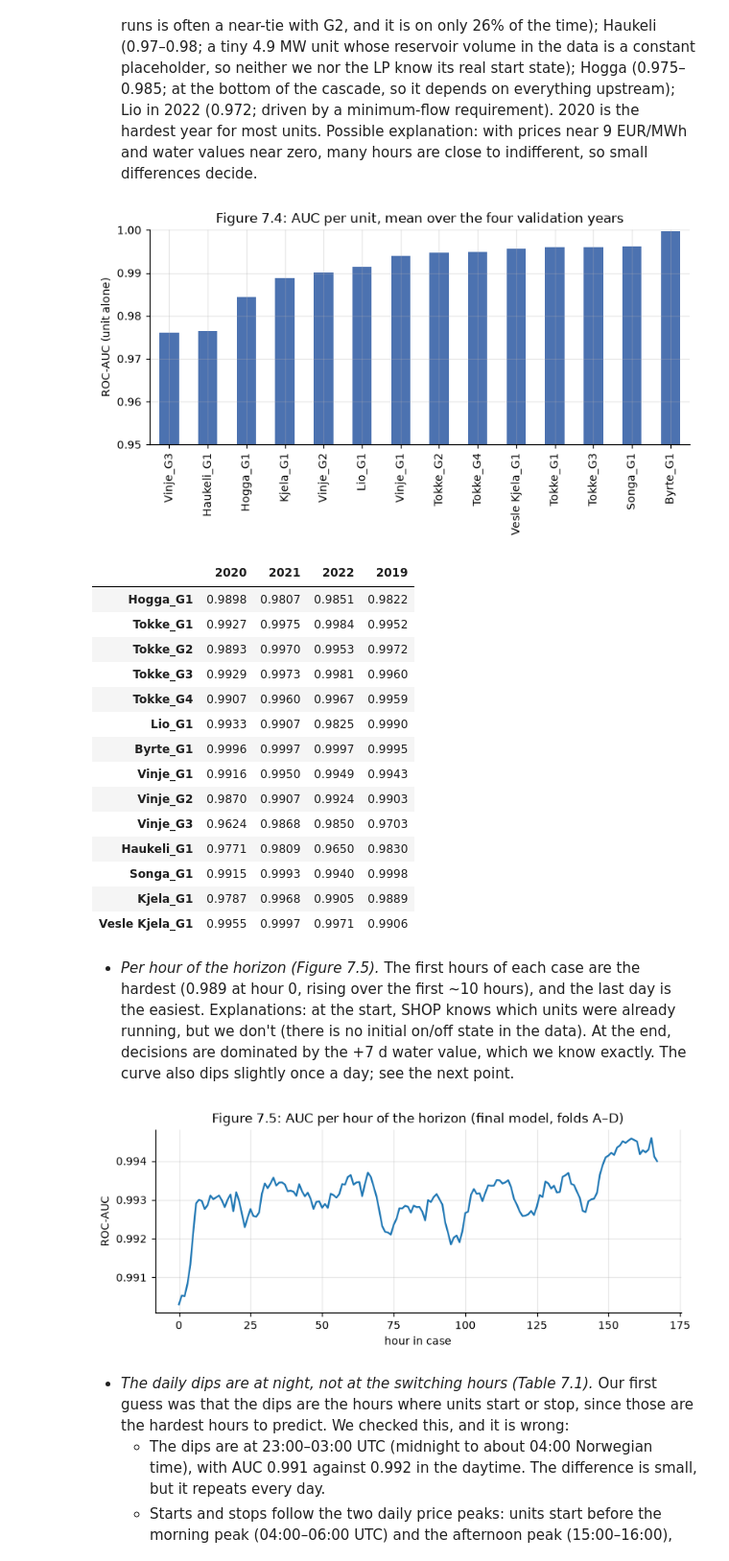
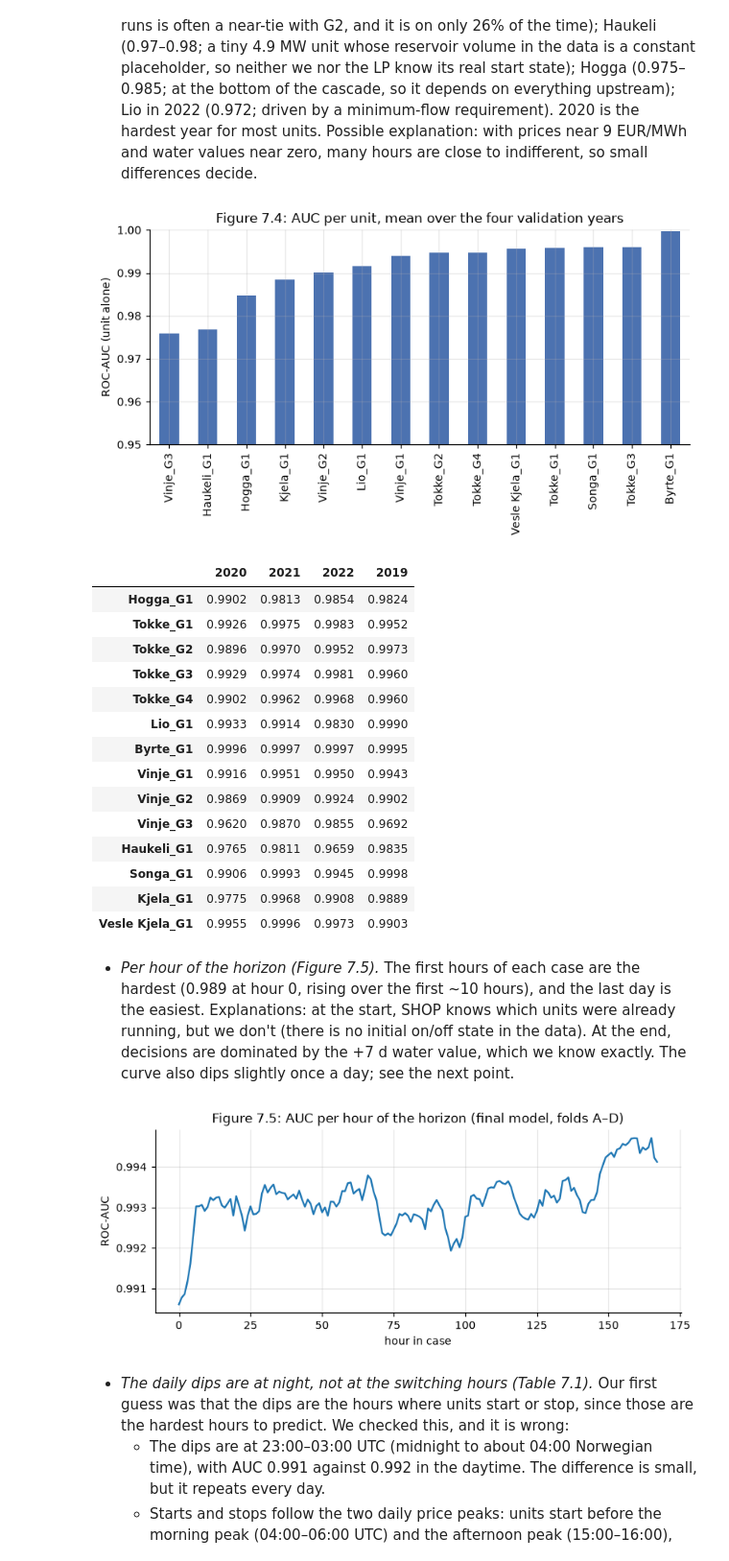
Before and after one commit to idatomine/Women-in-AI-tdt4173, a Jupyter notebook: Report.ipynb, the cells around one changed output. Shown at 96% size. Cells and saved outputs as stored; diff of their text form; code cells hidden in the pictures.

Commit message:
Changed figures and table for part 7

```diff
--- a/Report.ipynb
+++ b/Report.ipynb
@@ -1191,7 +1191,7 @@ plt.tight_layout(); show_figure("7.3")
 per_unit = []
 for fold, year in cv.FOLDS.items():
     _, idx = cv.split(data, year)
-    per_unit.append(pd.Series(cv.unit_scores(data, idx, np.load(EXP / "exp_038_dispatch_context" / f"pred_{fold}.npy")), name=year))
+    per_unit.append(pd.Series(cv.unit_scores(data, idx, np.load(EXP / "exp_046_no_next_week_price" / f"pred_{fold}.npy")), name=year))
 per_unit = pd.concat(per_unit, axis=1)
 fig, ax = plt.subplots(figsize=(8, 3.2))
 per_unit.mean(axis=1).sort_values().plot.bar(ax=ax, color="#4C72B0")
@@ -1202,20 +1202,20 @@ per_unit.round(4)
 # %% [output]
 [figure]
 |  | 2020 | 2021 | 2022 | 2019 |
-| Hogga_G1 | 0.9898 | 0.9807 | 0.9851 | 0.9822 |
-| Tokke_G1 | 0.9927 | 0.9975 | 0.9984 | 0.9952 |
-| Tokke_G2 | 0.9893 | 0.9970 | 0.9953 | 0.9972 |
-| Tokke_G3 | 0.9929 | 0.9973 | 0.9981 | 0.9960 |
-| Tokke_G4 | 0.9907 | 0.9960 | 0.9967 | 0.9959 |
-| Lio_G1 | 0.9933 | 0.9907 | 0.9825 | 0.9990 |
+| Hogga_G1 | 0.9902 | 0.9813 | 0.9854 | 0.9824 |
+| Tokke_G1 | 0.9926 | 0.9975 | 0.9983 | 0.9952 |
+| Tokke_G2 | 0.9896 | 0.9970 | 0.9952 | 0.9973 |
+| Tokke_G3 | 0.9929 | 0.9974 | 0.9981 | 0.9960 |
+| Tokke_G4 | 0.9902 | 0.9962 | 0.9968 | 0.9960 |
+| Lio_G1 | 0.9933 | 0.9914 | 0.9830 | 0.9990 |
 | Byrte_G1 | 0.9996 | 0.9997 | 0.9997 | 0.9995 |
-| Vinje_G1 | 0.9916 | 0.9950 | 0.9949 | 0.9943 |
-| Vinje_G2 | 0.9870 | 0.9907 | 0.9924 | 0.9903 |
-| Vinje_G3 | 0.9624 | 0.9868 | 0.9850 | 0.9703 |
-| Haukeli_G1 | 0.9771 | 0.9809 | 0.9650 | 0.9830 |
-| Songa_G1 | 0.9915 | 0.9993 | 0.9940 | 0.9998 |
-| Kjela_G1 | 0.9787 | 0.9968 | 0.9905 | 0.9889 |
-| Vesle Kjela_G1 | 0.9955 | 0.9997 | 0.9971 | 0.9906 |
+| Vinje_G1 | 0.9916 | 0.9951 | 0.9950 | 0.9943 |
+| Vinje_G2 | 0.9869 | 0.9909 | 0.9924 | 0.9902 |
+| Vinje_G3 | 0.9620 | 0.9870 | 0.9855 | 0.9692 |
+| Haukeli_G1 | 0.9765 | 0.9811 | 0.9659 | 0.9835 |
+| Songa_G1 | 0.9906 | 0.9993 | 0.9945 | 0.9998 |
+| Kjela_G1 | 0.9775 | 0.9968 | 0.9908 | 0.9889 |
+| Vesle Kjela_G1 | 0.9955 | 0.9996 | 0.9973 | 0.9903 |
 # %% [markdown]
 - *Per hour of the horizon (Figure 7.5).* The first hours of each case are the hardest (0.989 at hour 0, rising over the first
   ~10 hours), and the last day is the easiest. Explanations: at the start, SHOP knows which units were already running, but we don't
@@ -1224,18 +1224,18 @@ per_unit.round(4)
 # %%
 # Figure 7.5: AUC per hour of the 168-hour horizon (all folds pooled)
 y_all, p_all = [], []
 for fold, year in cv.FOLDS.items():
     _, idx = cv.split(data, year)
-    y_all.append(data.Y[idx]); p_all.append(np.load(EXP / "exp_038_dispatch_context" / f"pred_{fold}.npy"))
+    y_all.append(data.Y[idx]); p_all.append(np.load(EXP / "exp_046_no_next_week_price" / f"pred_{fold}.npy"))
 y_all, p_all = np.concatenate(y_all), np.concatenate(p_all)
 auc_by_hour = [roc_auc_score(y_all[:, :, t].ravel(), p_all[:, :, t].ravel()) for t in range(HOURS)]
 fig, ax = plt.subplots(figsize=(8, 2.8))
 ax.plot(range(HOURS), auc_by_hour)
 ax.set_xlabel("hour in case"); ax.set_ylabel("ROC-AUC")
 ax.set_title("Figure 7.5: AUC per hour of the horizon (final model, folds A–D)")
 show_figure("7.5")
 # %% [output]
-[figure, old version]
+[figure, new version]
 # %% [markdown]
 - *The daily dips are at night, not at the switching hours (Table 7.1).* Our first guess was that the dips are the
   hours where units start or stop, since those are the hardest hours to predict. We checked this, and it is wrong:
```
Also changed, not shown: parts of 7 cells of this notebook, 15 other files.
